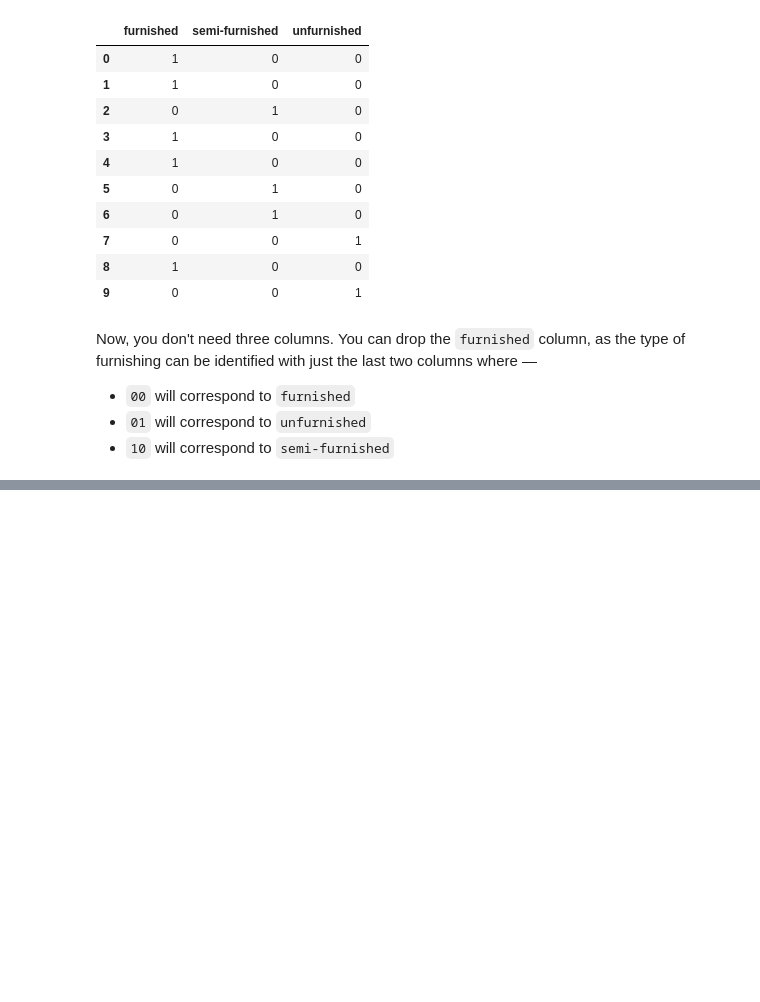
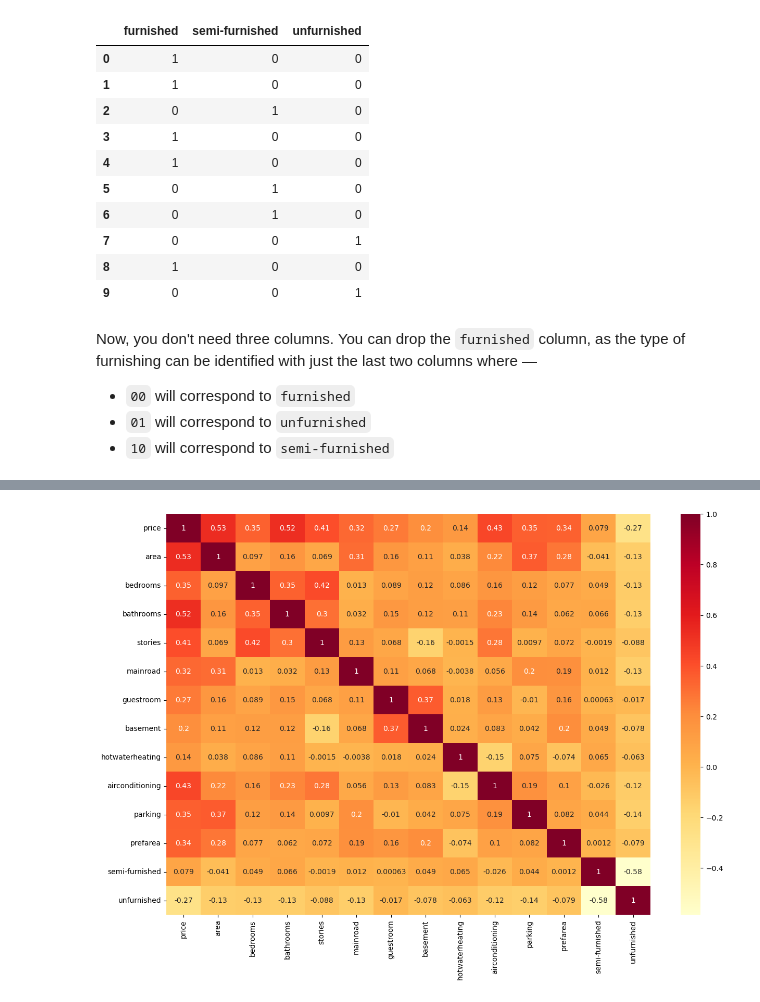
Before and after one commit to Sabarishx/House_Price_Prediction, a Jupyter notebook: House_Price_Prediction.ipynb, the cells around one changed output, grey strips where cells are left out. Cells and saved outputs as stored; diff of their text form; code cells hidden in the pictures; blank space fills up the shorter version.

```diff
--- a/House_Price_Prediction.ipynb
+++ b/House_Price_Prediction.ipynb
@@ -320,0 +324,9 @@ housing_data.head()
+# %%
+from sklearn.model_selection import train_test_split
+
+# random number generator for more predictable and reproducible
+# We specify this so that the train and test data set always have the same rows, respectively
+
+np.random.seed(0)
+
+df_train, df_test = train_test_split(housing_data, train_size = 0.7, test_size = 0.3, random_state = 100)
@@ -320,0 +364,8 @@ housing_data.head()
+# %%
+scaling = MinMaxScaler()
+# %%
+# Apply scaler() to all the columns except the 'yes-no' and 'dummy' variables
+
+num_vars = ['price', 'area', 'bedrooms', 'bathrooms', 'stories','parking']
+
+df_train[num_vars] = scaling.fit_transform(df_train[num_vars])
@@ -320,0 +402,8 @@ housing_data.head()
+# %%
+# Let's check the correlation coefficients to see which variables are highly correlated
+
+plt.figure(figsize = (15, 10))
+sns.heatmap(df_train.corr(), annot = True, cmap="YlOrRd")
+plt.show()
+# %% [output]
+[figure, added]
```
Also changed, not shown: parts of 90 cells of this notebook.
